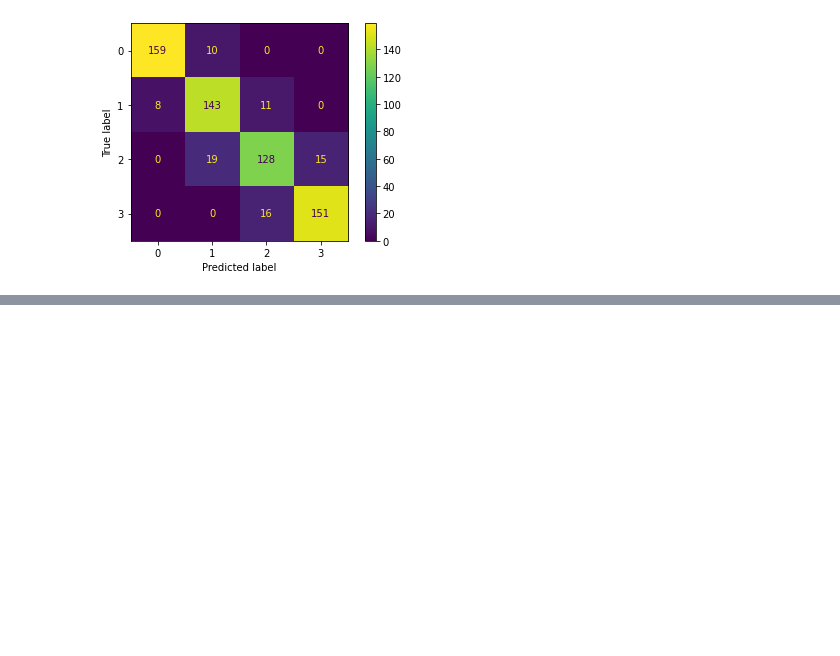
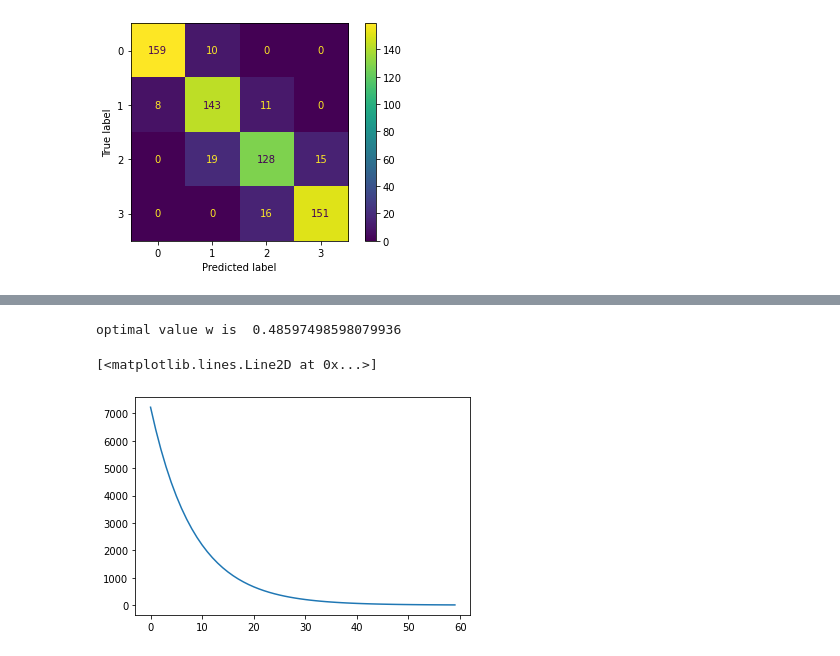
Before and after one commit to karthikhub19/MachineLearningAlogs, a Jupyter notebook: Random_Forest.ipynb, the cells around one changed output, grey strips where cells are left out. Drawn from its saved outputs; the diff is of its cells as text; code cells hidden in the pictures; blank space fills up the shorter version.

```diff
--- a/Random_Forest.ipynb
+++ b/Random_Forest.ipynb
@@ -432,0 +450,10 @@ plt.show()
+# %%
+import matplotlib.pyplot as plt
+import numpy as np
+import pandas as pd
+height=[167,145,170,180,189,155,163,178,173,176]
+weight=[83.5,72.5,85,90,94.5,77.5,81.5,89,86.5,88]
+data=pd.DataFrame(list(zip(height,weight)),columns=["height","weight"])
+x=data["height"]
+y=data["weight"]
+data
@@ -432,0 +472,37 @@ plt.show()
+# %%
+#cost function
+def single_point_cost(x,y,w):
+    y_pred= w * x
+    cost=( y_pred - y) **2  #linear regression
+    return cost
+#calculating derivative of each point
+#grad function
+def grad(x,y,w,):
+    grad_w=2 * x * ((w * x) - y ) # derevative with respect to x
+    return grad_w
+# %%
+w=0 # here we have  only one parameter
+gamma=0.000001 #learning rate
+all_costs=[]
+for k in range(60):
+    cost=0
+    for i in range(len(x)):
+        a=single_point_cost(x[i],y[i],w)
+        cost+=a
+
+    cost1=cost/len(x)  #average cost
+    all_costs.append(cost1)
+    grad_w=0
+    for j in range(len(x)):
+        b=grad(x[j],y[j],w)
+        grad_w+=b
+    grad_w1=grad_w/len(x)  #avearge grad
+    w= w -  (gamma * grad_w1)  # in batch gradient descent update happens only one time
+# %%
+print("optimal value w is ",w) #optimal value of w
+epochs=np.arange(60)
+plt.plot(epochs,all_costs)
+# %% [output]
+optimal value w is  0.48597498598079936
+[<matplotlib.lines.Line2D at 0x...>]
+[figure, added]
```
Also changed, not shown: parts of 35 cells of this notebook.
